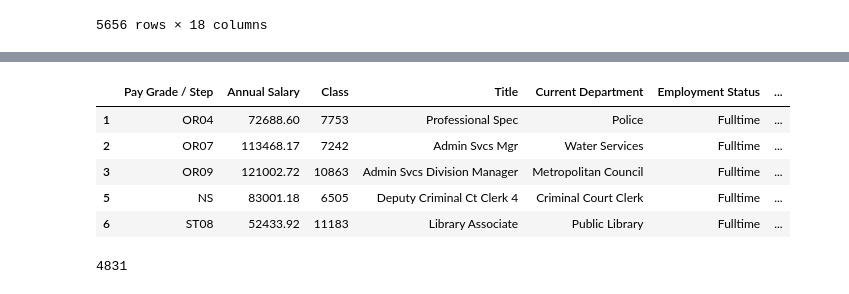
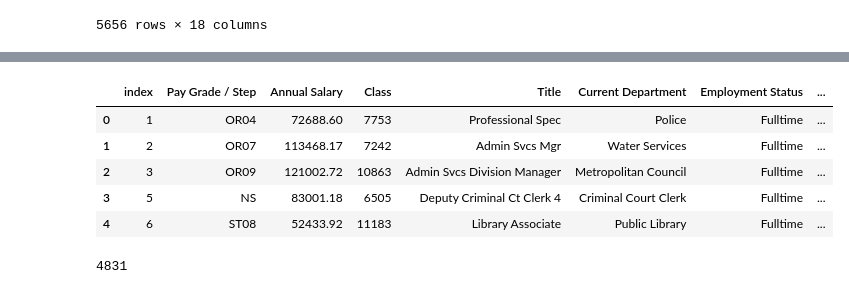
Before and after one commit to zdemeke/DavidsonGovEmployeeDemographics, a Jupyter notebook: Gov't Employment.ipynb, the cells around one changed output, grey strips where cells are left out. Drawn from its saved outputs; the diff is of its cells as text; code cells hidden in the pictures.

```diff
--- a/Gov't Employment.ipynb
+++ b/Gov't Employment.ipynb
@@ -178,0 +187,7 @@ gov_emp.head()
+# %%
+#Change long names to short ones and check the unique values under EEO Job Category Description column
+gov_emp.replace({'Ethnic Code Description':{'White':'White','Black or African American': 'Black', 'Hispanic or Latino of any race': 'Hispanic','Two or More Races':'Two or more',
+                   'Asian':'Asian','Native Hawaiian or Other Pacific':'Native','American Indian or Alaskan Native':'Islander'}},inplace = True)
+
+gov_emp.replace({'EEO Job Category Description':{'Administrative support (including clerical and sales)':'Administrative support'}},inplace = True)
+gov_emp['EEO Job Category Description'].unique()
@@ -577,13 +589,13 @@ Name: count, dtype: int64
 # %%
-dav_fulltime_emp = gov_emp_davidson[gov_emp_davidson['Employment Status'] == 'Fulltime']
+dav_fulltime_emp = gov_emp_davidson[gov_emp_davidson['Employment Status'] == 'Fulltime'].reset_index()
 dav_fulltime_emp.head()
 # %% [output]
-|  | Pay Grade / Step | Annual Salary | Class | Title | Current Department | Employment Status | ... |
-| 1 | OR04 | 72688.60 | 7753 | Professional Spec | Police | Fulltime | ... |
-| 2 | OR07 | 113468.17 | 7242 | Admin Svcs Mgr | Water Services | Fulltime | ... |
-| 3 | OR09 | 121002.72 | 10863 | Admin Svcs Division Manager | Metropolitan Council | Fulltime | ... |
-| 5 | NS | 83001.18 | 6505 | Deputy Criminal Ct Clerk 4 | Criminal Court Clerk | Fulltime | ... |
-| 6 | ST08 | 52433.92 | 11183 | Library Associate | Public Library | Fulltime | ... |
+|  | index | Pay Grade / Step | Annual Salary | Class | Title | Current Department | Employment Status | ... |
+| 0 | 1 | OR04 | 72688.60 | 7753 | Professional Spec | Police | Fulltime | ... |
+| 1 | 2 | OR07 | 113468.17 | 7242 | Admin Svcs Mgr | Water Services | Fulltime | ... |
+| 2 | 3 | OR09 | 121002.72 | 10863 | Admin Svcs Division Manager | Metropolitan Council | Fulltime | ... |
+| 3 | 5 | NS | 83001.18 | 6505 | Deputy Criminal Ct Clerk 4 | Criminal Court Clerk | Fulltime | ... |
+| 4 | 6 | ST08 | 52433.92 | 11183 | Library Associate | Public Library | Fulltime | ... |
 # %%
 #No. of fulltime employees
 len(dav_fulltime_emp)
```
Also changed, not shown: parts of 48 cells of this notebook.
